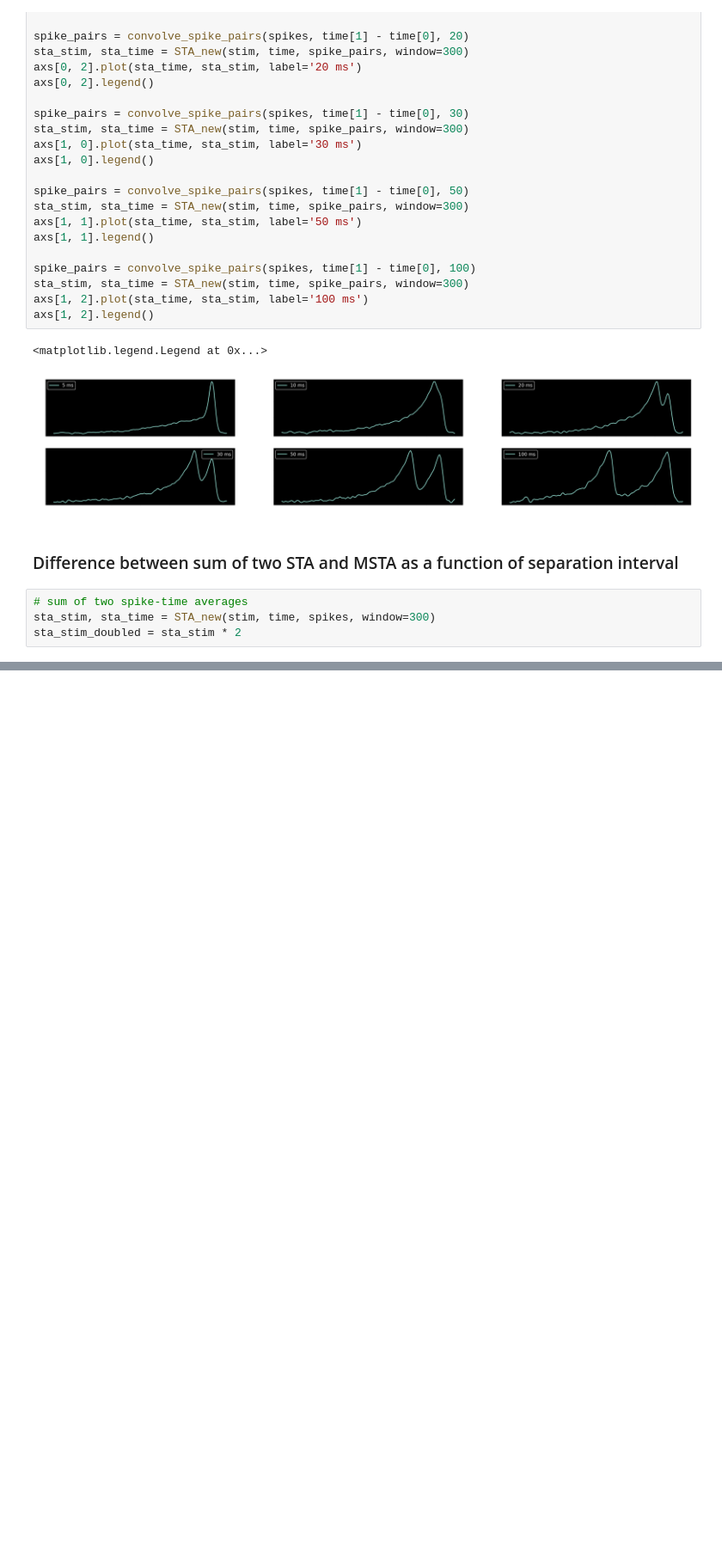
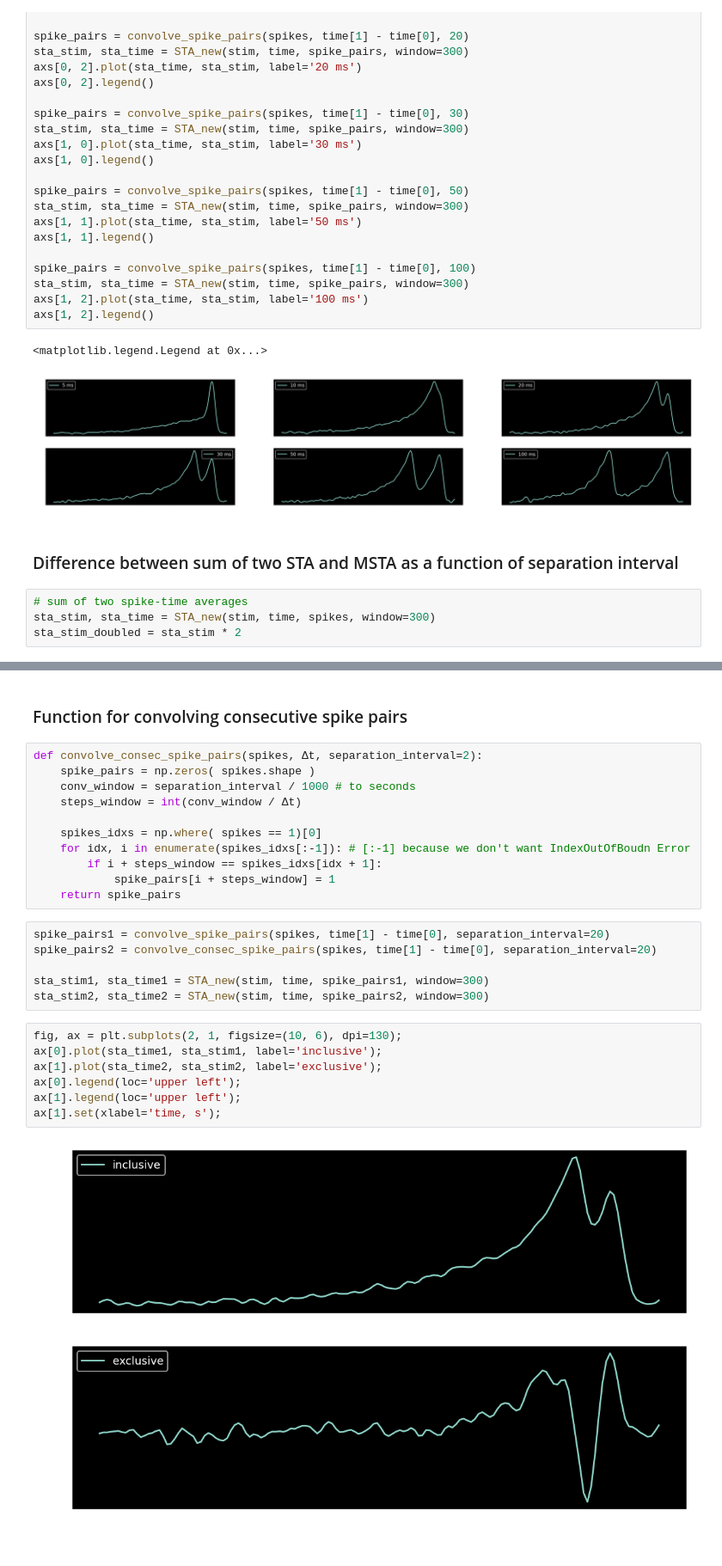
Before and after one commit to platycristate/computational-neuroscience, a Jupyter notebook: chapter1/C1_Task8-10.ipynb, the cells around one changed output, grey strips where cells are left out. Shown at 86% size. Drawn from its saved outputs; the diff is of its cells as text; blank space fills up the shorter version.

```diff
--- a/chapter1/C1_Task8-10.ipynb
+++ b/chapter1/C1_Task8-10.ipynb
@@ -159,0 +164,28 @@ plt.title('Magnitude of the differenc as the function of sep. intervalval');
+# %% [markdown]
+### Function for convolving consecutive spike pairs
+# %%
+def convolve_consec_spike_pairs(spikes, Δt, separation_interval=2):
+    spike_pairs = np.zeros( spikes.shape )
+    conv_window = separation_interval / 1000 # to seconds
+    steps_window = int(conv_window / Δt)
+
+    spikes_idxs = np.where( spikes == 1)[0]
+    for idx, i in enumerate(spikes_idxs[:-1]): # [:-1] because we don't want IndexOutOfBoudn Error
+        if i + steps_window == spikes_idxs[idx + 1]:
+            spike_pairs[i + steps_window] = 1
+    return spike_pairs
+# %%
+spike_pairs1 = convolve_spike_pairs(spikes, time[1] - time[0], separation_interval=20)
+spike_pairs2 = convolve_consec_spike_pairs(spikes, time[1] - time[0], separation_interval=20)
+
+sta_stim1, sta_time1 = STA_new(stim, time, spike_pairs1, window=300)
+sta_stim2, sta_time2 = STA_new(stim, time, spike_pairs2, window=300)
+# %%
+fig, ax = plt.subplots(2, 1, figsize=(10, 6), dpi=130);
+ax[0].plot(sta_time1, sta_stim1, label='inclusive');
+ax[1].plot(sta_time2, sta_stim2, label='exclusive');
+ax[0].legend(loc='upper left');
+ax[1].legend(loc='upper left');
+ax[1].set(xlabel='time, s');
+# %% [output]
+[figure, added]
```
Also changed, not shown: parts of 4 cells of this notebook.
